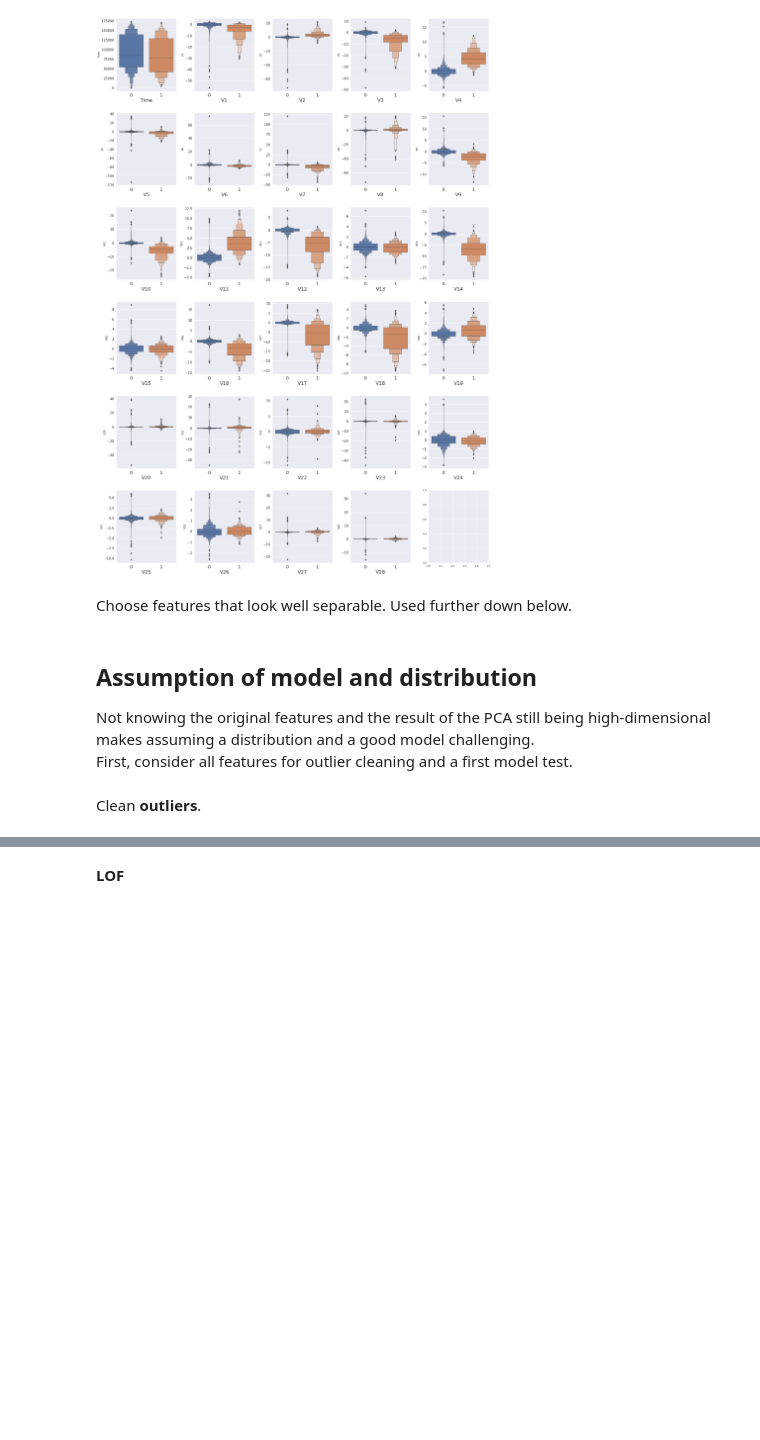
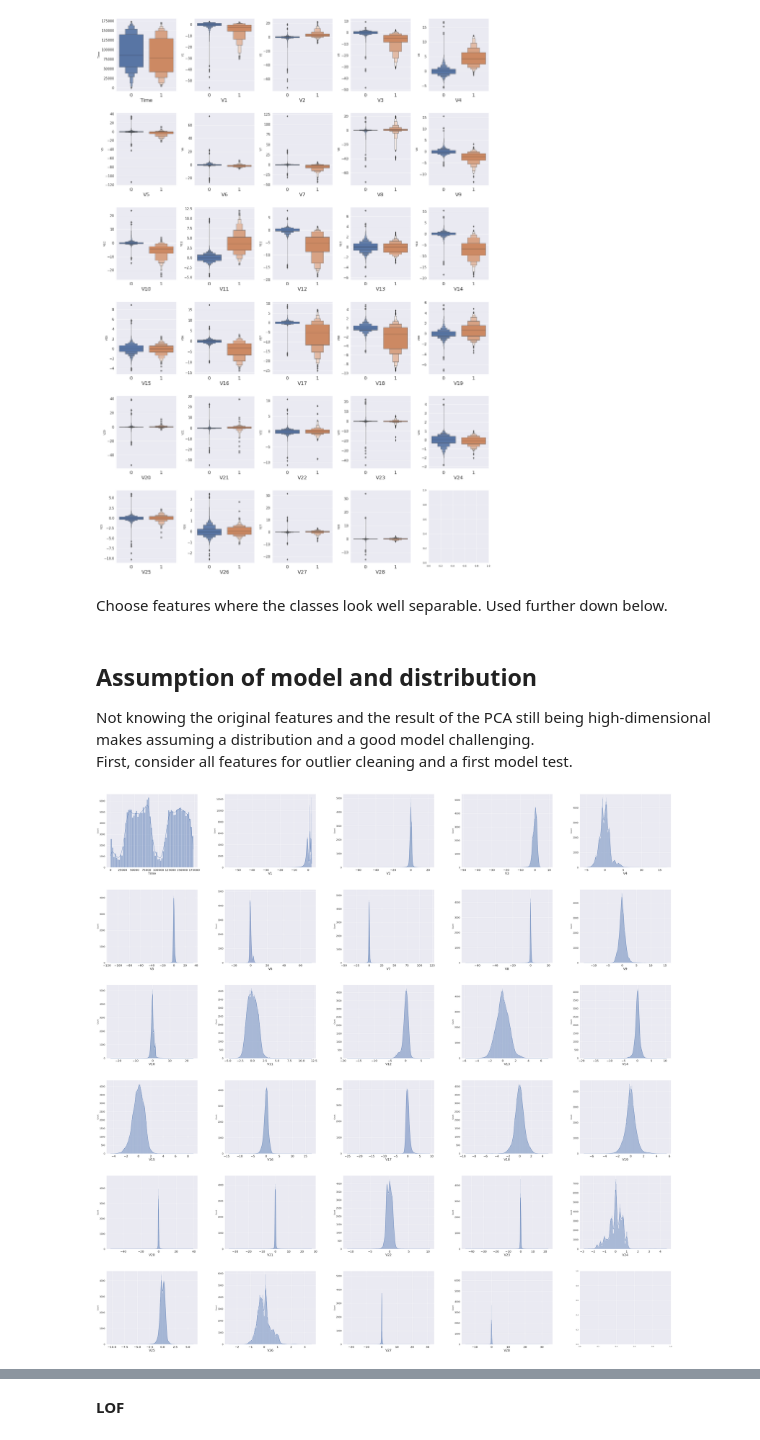
Before and after one commit to mafleischer/credit-card-fraud, a Jupyter notebook: credit_card_fraud.ipynb, the cells around one changed output, grey strips where cells are left out. Cells and saved outputs as stored; diff of their text form; code cells hidden in the pictures; blank space fills up the shorter version.

```diff
--- a/credit_card_fraud.ipynb
+++ b/credit_card_fraud.ipynb
@@ -125,12 +125,29 @@ for ix in range(len(df_train.drop(["Class"], axis=1).columns)):
 # %% [output]
 [figure]
 # %% [markdown]
-Choose features that look well separable. Used further down below.
+Choose features where the classes look well separable. Used further down below.
 # %%
 cols = ["V1", "V3", "V4", "V11", "V12", "V14", "V16", "V17"]
 # %% [markdown]
 ## Assumption of model and distribution
 Not knowing the original features and the result of the PCA still being high-dimensional makes assuming a distribution and a good model challenging.
 First, consider all features for outlier cleaning and a first model test.
-# %% [markdown]
-Clean **outliers**.
+# %%
+fig, axs = plt.subplots(6, 5, figsize = (70, 70))
+fig.subplots_adjust(hspace=0.3, wspace=0.3)
+
+for ix in range(len(df_train.drop(["Class"], axis=1).columns)):
+    col = df_train.columns[ix]
+    ax = axs.flat[ix]
+
+    sns.histplot(x=df_train[col], kde=True, ax=ax)
+
+    ax.set_xlabel(col, fontsize=22)
+
+    for tick in ax.xaxis.get_major_ticks():
+        tick.label.set_fontsize(20)
+
+    for tick in ax.yaxis.get_major_ticks():
+        tick.label.set_fontsize(15)
+# %% [output]
+[figure, added]
```
Also changed, not shown: parts of 21 cells of this notebook.
